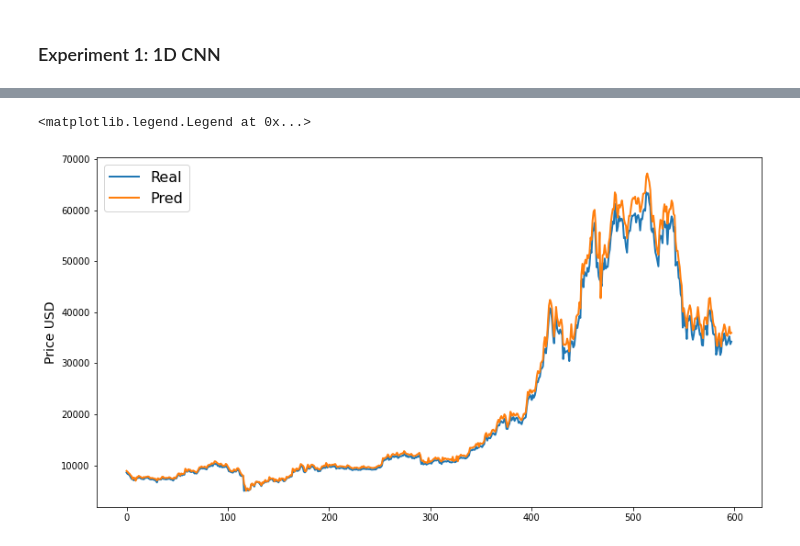
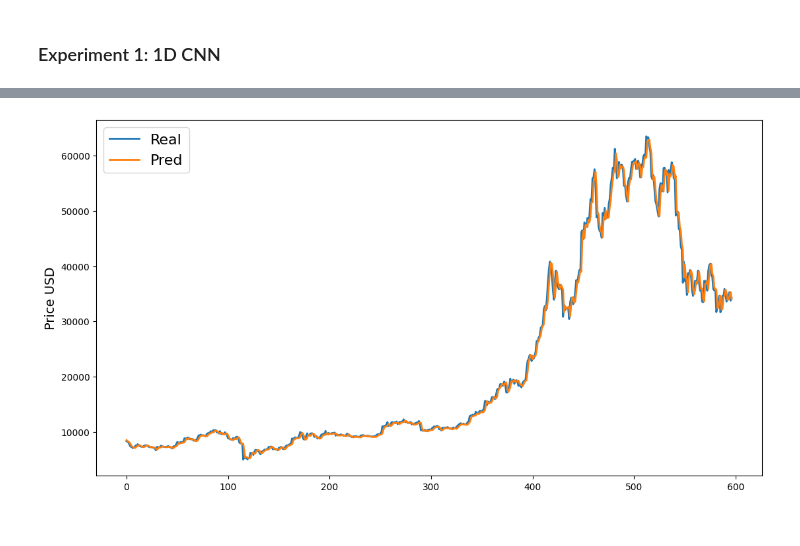
Before and after one commit to lucmoy95/Bitcoin-Price-Prediction-LSTM, a Jupyter notebook: Bitcoin-Price-Prediction.ipynb, the cells around one changed output, grey strips where cells are left out. Drawn from its saved outputs; the diff is of its cells as text; code cells hidden in the pictures.

```diff
--- a/Bitcoin-Price-Prediction.ipynb
+++ b/Bitcoin-Price-Prediction.ipynb
@@ -314,6 +376,6 @@ cnn_predict = y_scaler.inverse_transform(cnn_predict)
 # %%
 #Inverse scaling the target in test set
-real_price = y_scaler.inverse_transform(np.reshape(y_test, (-1,1)))
+real_price = test_scaler.inverse_transform(y_test)
 # %%
 #Plotting train and test loss
 plt.title('Loss')
@@ -351,0 +417,3 @@ The MAPE is: 0.04240072206283223
+# %%
+#Creating CNN model
+cnn_es = create_cnn()
@@ -361,10 +431,8 @@ early_stopping = keras.callbacks.EarlyStopping(
 # %%
 #Set seed
-np.random.seed(10)
+set_seed(7)
 
 #Fitting CNN model to training data with early stopping
-keras.backend.clear_session()
-
-cnn_es_history = cnn.fit(x_train, y_train, validation_split = 0.2, epochs = 100, batch_size=32, callbacks= [early_stopping])
+cnn_es_history = cnn_es.fit(x_train, y_train, validation_split = 0.2, epochs = 100, batch_size=32, callbacks= [early_stopping])
 # %% [output]
 Epoch 1/100
@@ -387,6 +455,6 @@ Epoch 00035: early stopping
 # %%
 #Prediction using CNN model with early stopping
-cnn_es_predict = cnn.predict(x_test)
+cnn_es_predict = cnn_es.predict(x_test)
 
 #Inverse scaling the predicted values
-cnn_es_predict = y_scaler.inverse_transform(cnn_es_predict)
+cnn_es_predict = test_scaler.inverse_transform(cnn_es_predict)
@@ -402,14 +472,14 @@ plt.legend()
 # %%
 #Plotting predicted price using CNN with early stopping and real price
 fig, ax = plt.subplots(1, figsize=(13, 7))
 ax.plot(real_price, label='Real', linewidth=2)
-ax.plot(cnn_predict, label='Pred', linewidth=2)
+ax.plot(cnn_es_predict, label='Pred', linewidth=2)
 ax.set_ylabel('Price USD', fontsize=14)
 ax.set_title('', fontsize=16)
 ax.legend(loc='best', fontsize=16)
+plt.show()
 # %% [output]
-<matplotlib.legend.Legend at 0x...>
-[figure, old version]
+[figure, new version]
 # %%
 #Generating RMSE and MAPE
 generate_evaluation_metrics(real_price, cnn_es_predict)
```
Also changed, not shown: parts of 124 cells of this notebook, 1 other file.
